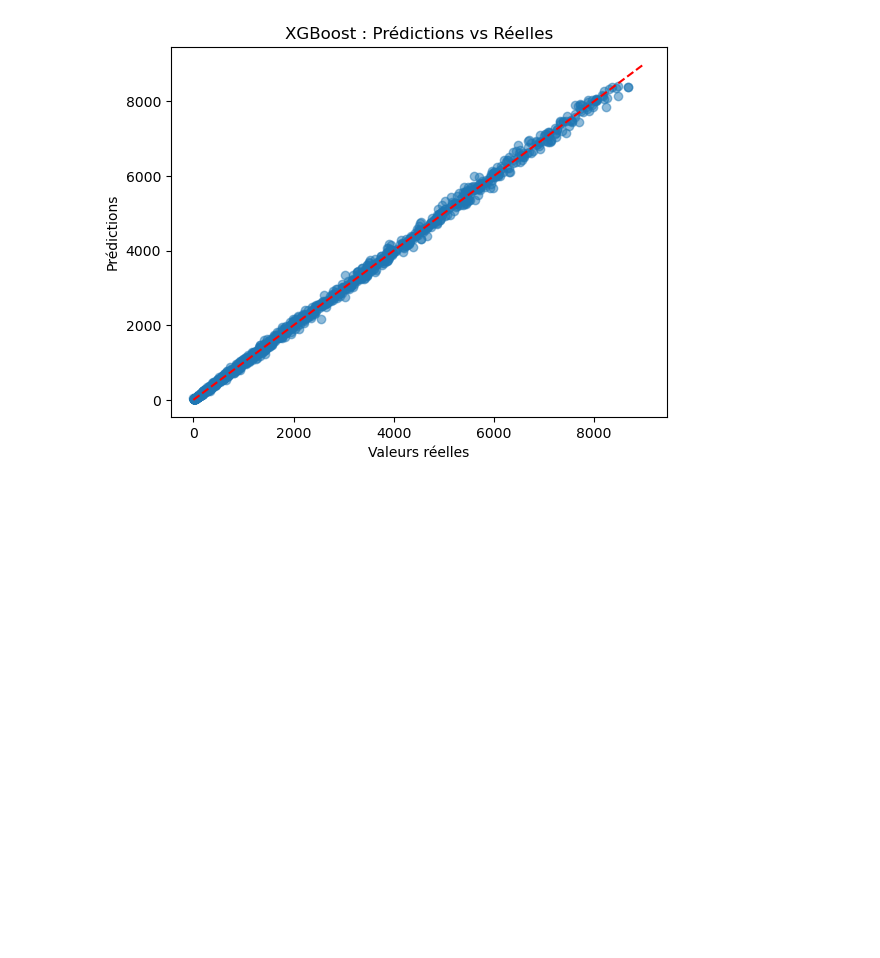
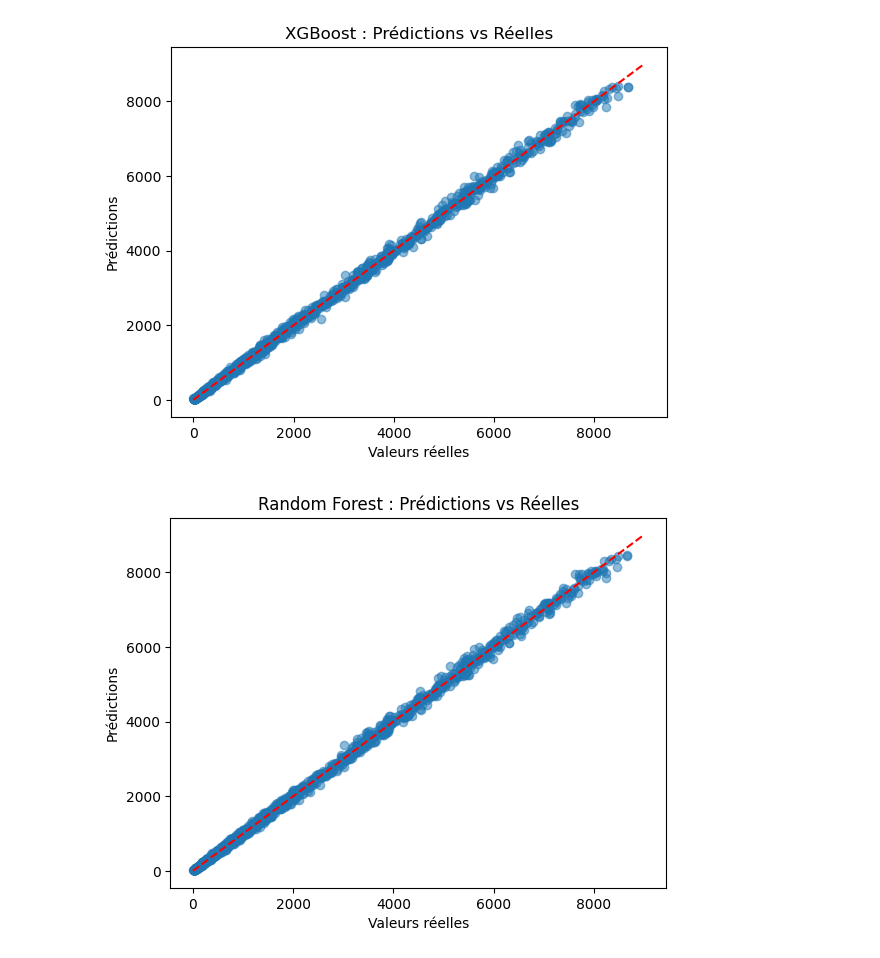
Before and after one commit to Bapt1st3/Telco_Customer_Prediction, a Jupyter notebook: regression.ipynb, the cells around one changed output. Drawn from its saved outputs; the diff is of its cells as text; code cells hidden in the pictures; blank space fills up the shorter version.

```diff
--- a/regression.ipynb
+++ b/regression.ipynb
@@ -113,9 +113,9 @@ RMSE RF de base : 80.80, MAE RF : 53.354
 rf = RandomForestRegressor(random_state=42)
 # Grille d’hyperparamètres
 # Grille d’hyperparamètres sécurisée
-param_grid = {'n_estimators': [100, 200, 300],'max_depth': [5, 10, 15], 'min_samples_leaf': [2, 4, 6],'max_features': ['sqrt', 'log2'],'bootstrap': [True]}
+param_grid = {'n_estimators': [100, 200, 300],'max_depth': [None,5, 10, 15], 'min_samples_leaf': [1,2, 4, 6],'max_features': [None,'sqrt', 'log2'],'bootstrap': [True]}
 # GridSearch avec 5-fold cross-validation
-grid_search = GridSearchCV(estimator=rf,param_grid=param_grid_safe,cv=10,scoring='neg_root_mean_squared_error', n_jobs=-1,verbose=1)
+grid_search = GridSearchCV(estimator=rf,param_grid=param_grid,cv=10,scoring='neg_root_mean_squared_error', n_jobs=-1,verbose=1)
 # Entraînement
 grid_search.fit(X_train, y_train)
 # Meilleurs paramètres et performances
@@ -236,3 +236,13 @@ plt.title("XGBoost : Prédictions vs Réelles")
 plt.show()
 # %% [output]
 [figure]
+# %%
+import matplotlib.pyplot as plt
+plt.scatter(y_test, y_pred_rf_opt, alpha=0.5)
+plt.plot([0, 9000], [0, 9000], 'r--')
+plt.xlabel("Valeurs réelles")
+plt.ylabel("Prédictions")
+plt.title("Random Forest : Prédictions vs Réelles")
+plt.show()
+# %% [output]
+[figure, added]
```
Also changed, not shown: parts of 4 cells of this notebook.
